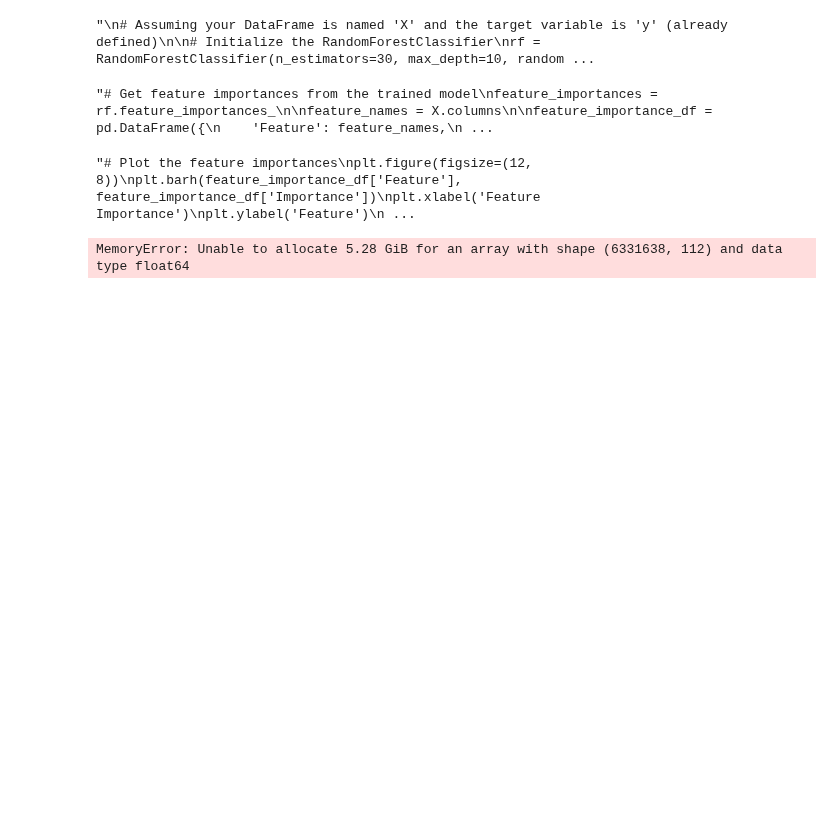
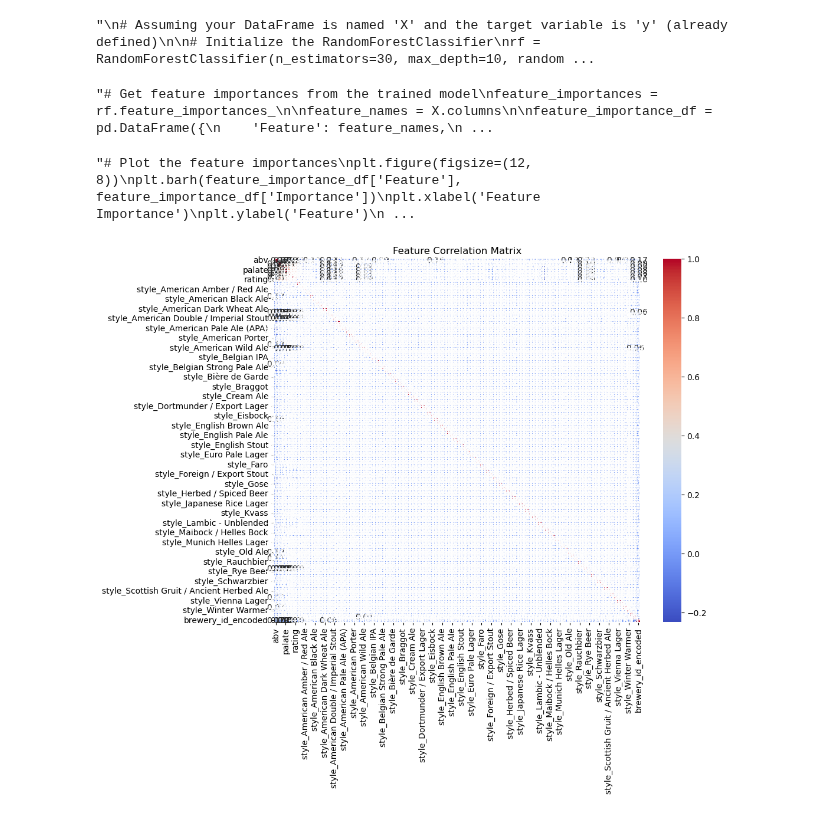
Before and after one commit to epfl-ada/ada-2024-project-x0x0, a Jupyter notebook: src/questions/param_selec.ipynb, the cells around one changed output. Drawn from its saved outputs; the diff is of its cells as text; code cells hidden in the pictures; blank space fills up the shorter version.

```diff
--- a/src/questions/param_selec.ipynb
+++ b/src/questions/param_selec.ipynb
@@ -102,35 +108,14 @@ plt.show()'''
 # %% [output]
 "# Plot the feature importances\nplt.figure(figsize=(12, 8))\nplt.barh(feature_importance_df['Feature'], feature_importance_df['Importance'])\nplt.xlabel('Feature Importance')\nplt.ylabel('Feature')\n ...
-# %%
-
-# Standardize the data
-scaler = StandardScaler()
-X_scaled = scaler.fit_transform(X)
-
-# Perform PCA
-pca = PCA()
-pca.fit(X_scaled)
-
-# Get the explained variance ratio (importance of each component)
-explained_variance = pca.explained_variance_ratio_
-
-# Get the principal components (loading vectors)
-components = pca.components_
-
-# Convert the components to a DataFrame to better visualize feature importance
-feature_importance_df = pd.DataFrame(components, columns=X.columns, index=[f'PC{i+1}' for i in range(components.shape[0])])
-
-# To get the absolute value of the feature importance
-feature_importance_abs = feature_importance_df.abs()
-
-# Sum the absolute values of the components for each feature (overall importance)
-feature_importance = feature_importance_abs.sum(axis=0)
-
-# Sort the features by importance
-feature_importance_sorted = feature_importance.sort_values(ascending=False)
-
-# Display the sorted feature importance
-print("Feature Importance (sorted):")
-print(feature_importance_sorted)
-# %% [output]
-MemoryError: Unable to allocate 5.28 GiB for an array with shape (6331638, 112) and data type float64
+# %%
+#covariance matrix to remove highly correlated variables first
+#PCA to reduce feature dimension
+
+corr_matrix = X.corr()  # Compute correlation matrix for your features
+
+plt.figure(figsize=(10, 8))
+sns.heatmap(corr_matrix, annot=True, cmap='coolwarm', fmt=".2f")
+plt.title("Feature Correlation Matrix")
+plt.show()
+# %% [output]
+[figure, added]
```
Also changed, not shown: parts of 12 cells of this notebook.
